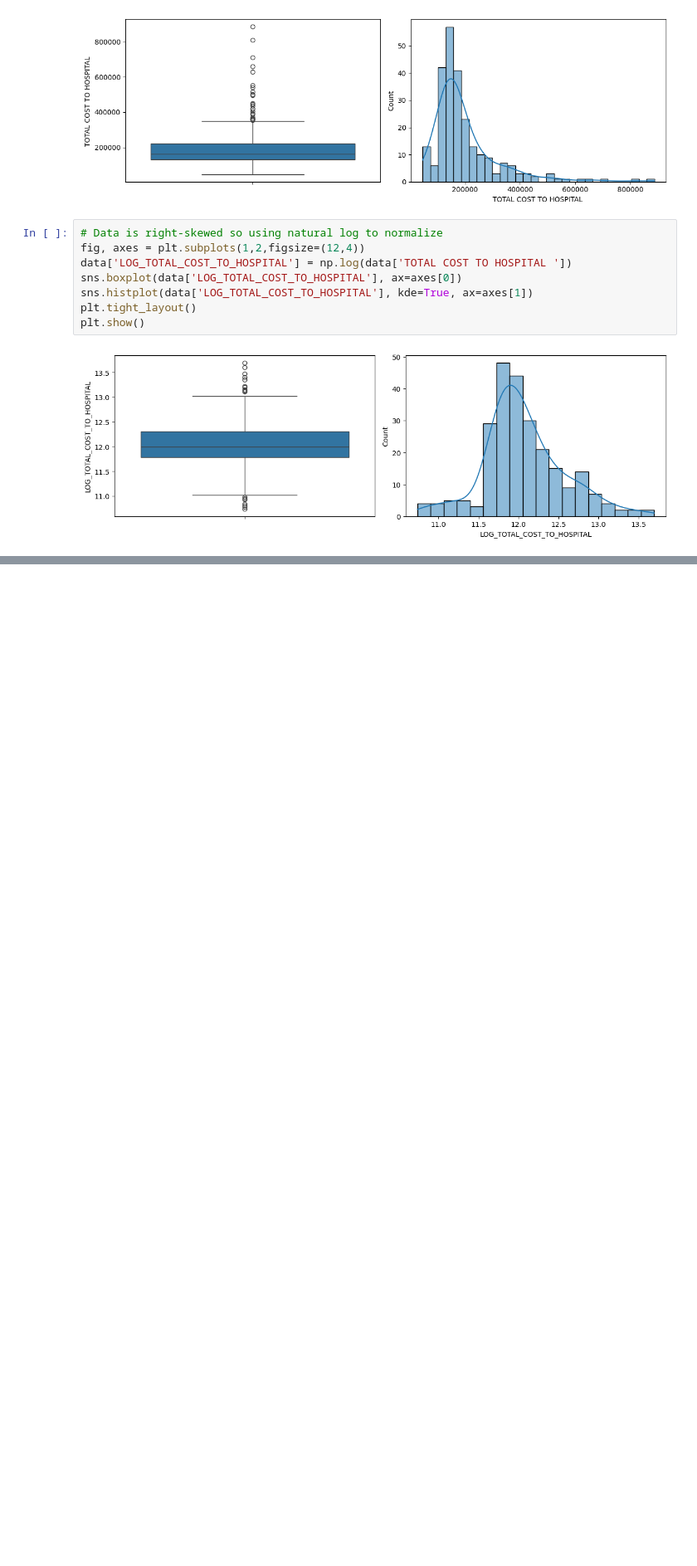
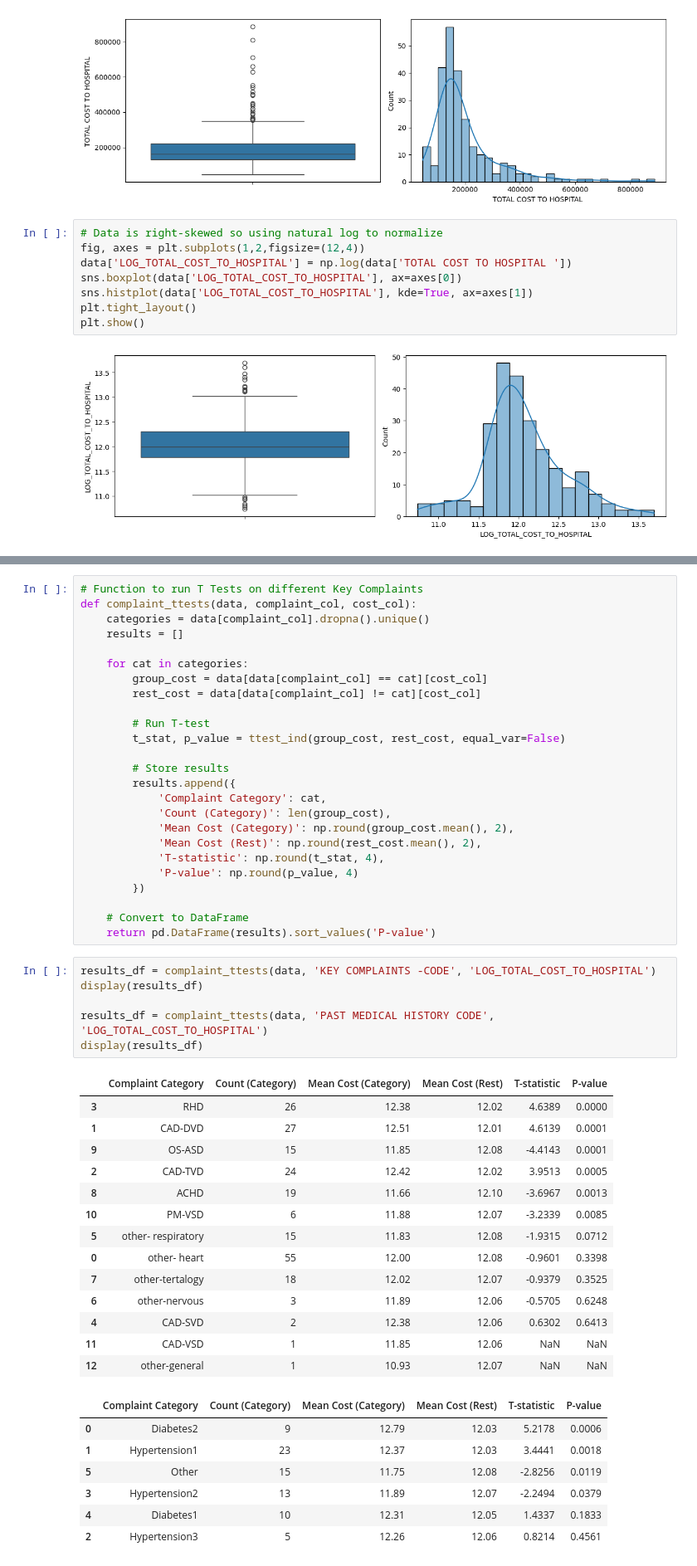
Before and after one commit to lmills724/Package-Pricing-Mission-Hospital-Project, a Jupyter notebook: pricing-predictions.ipynb, the cells around one changed output, grey strips where cells are left out. Shown at 83% size. Drawn from its saved outputs; the diff is of its cells as text; blank space fills up the shorter version.

Commit message:
Getting ready to build data pipeline

```diff
--- a/pricing-predictions.ipynb
+++ b/pricing-predictions.ipynb
@@ -215,0 +218,53 @@ P-value: 0.4353859123926177
+# %%
+# Function to run T Tests on different Key Complaints
+def complaint_ttests(data, complaint_col, cost_col):
+    categories = data[complaint_col].dropna().unique()
+    results = []
+
+    for cat in categories:
+        group_cost = data[data[complaint_col] == cat][cost_col]
+        rest_cost = data[data[complaint_col] != cat][cost_col]
+
+        # Run T-test
+        t_stat, p_value = ttest_ind(group_cost, rest_cost, equal_var=False)
+
+        # Store results
+        results.append({
+            'Complaint Category': cat,
+            'Count (Category)': len(group_cost),
+            'Mean Cost (Category)': np.round(group_cost.mean(), 2),
+            'Mean Cost (Rest)': np.round(rest_cost.mean(), 2),
+            'T-statistic': np.round(t_stat, 4),
+            'P-value': np.round(p_value, 4)
+        })
+
+    # Convert to DataFrame
+    return pd.DataFrame(results).sort_values('P-value')
+# %%
+results_df = complaint_ttests(data, 'KEY COMPLAINTS -CODE', 'LOG_TOTAL_COST_TO_HOSPITAL')
+display(results_df)
+
+results_df = complaint_ttests(data, 'PAST MEDICAL HISTORY CODE', 'LOG_TOTAL_COST_TO_HOSPITAL')
+display(results_df)
+# %% [output]
+|  | Complaint Category | Count (Category) | Mean Cost (Category) | Mean Cost (Rest) | T-statistic | P-value |
+| 3 | RHD | 26 | 12.38 | 12.02 | 4.6389 | 0.0000 |
+| 1 | CAD-DVD | 27 | 12.51 | 12.01 | 4.6139 | 0.0001 |
+| 9 | OS-ASD | 15 | 11.85 | 12.08 | -4.4143 | 0.0001 |
+| 2 | CAD-TVD | 24 | 12.42 | 12.02 | 3.9513 | 0.0005 |
+| 8 | ACHD | 19 | 11.66 | 12.10 | -3.6967 | 0.0013 |
+| 10 | PM-VSD | 6 | 11.88 | 12.07 | -3.2339 | 0.0085 |
+| 5 | other- respiratory | 15 | 11.83 | 12.08 | -1.9315 | 0.0712 |
+| 0 | other- heart | 55 | 12.00 | 12.08 | -0.9601 | 0.3398 |
+| 7 | other-tertalogy | 18 | 12.02 | 12.07 | -0.9379 | 0.3525 |
+| 6 | other-nervous | 3 | 11.89 | 12.06 | -0.5705 | 0.6248 |
+| 4 | CAD-SVD | 2 | 12.38 | 12.06 | 0.6302 | 0.6413 |
+| 11 | CAD-VSD | 1 | 11.85 | 12.06 | NaN | NaN |
+| 12 | other-general | 1 | 10.93 | 12.07 | NaN | NaN |
+|  | Complaint Category | Count (Category) | Mean Cost (Category) | Mean Cost (Rest) | T-statistic | P-value |
+| 0 | Diabetes2 | 9 | 12.79 | 12.03 | 5.2178 | 0.0006 |
+| 1 | Hypertension1 | 23 | 12.37 | 12.03 | 3.4441 | 0.0018 |
+| 5 | Other | 15 | 11.75 | 12.08 | -2.8256 | 0.0119 |
+| 3 | Hypertension2 | 13 | 11.89 | 12.07 | -2.2494 | 0.0379 |
+| 4 | Diabetes1 | 10 | 12.31 | 12.05 | 1.4337 | 0.1833 |
+| 2 | Hypertension3 | 5 | 12.26 | 12.06 | 0.8214 | 0.4561 |
```
Also changed, not shown: parts of 11 cells of this notebook.
